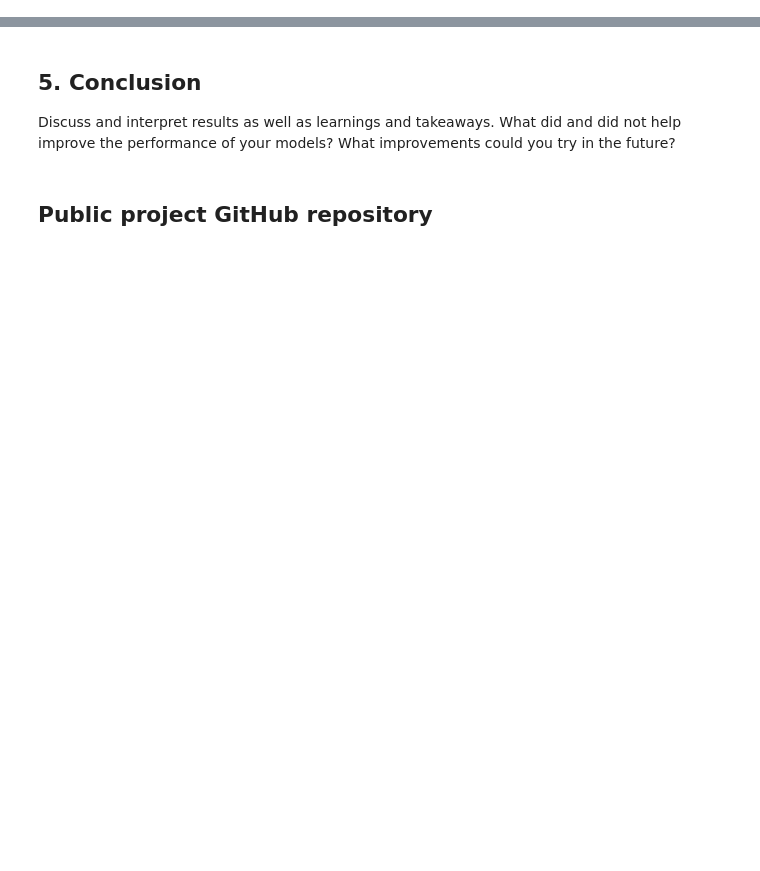
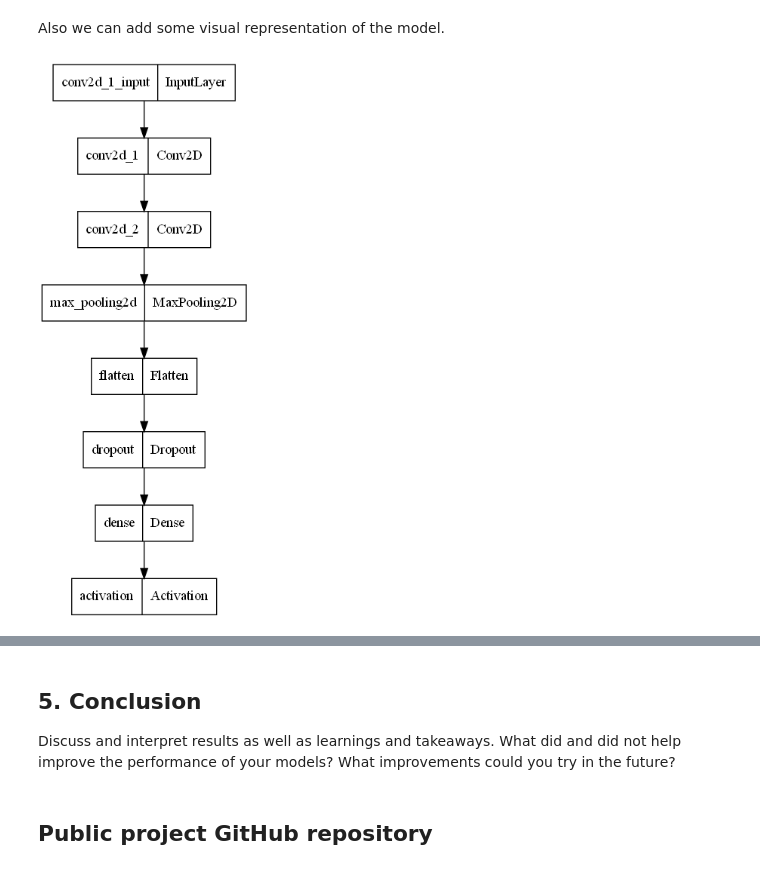
Before and after one commit to alezulu73/CNNWeek3Assignment, a Jupyter notebook: Histopathologic Cancer Detection.ipynb, the cells around one changed output, grey strips where cells are left out. Saved outputs shown, nothing was run; the diff lists cells and outputs as text; code cells hidden in the pictures; blank space fills up the shorter version.

```diff
--- a/Histopathologic Cancer Detection.ipynb
+++ b/Histopathologic Cancer Detection.ipynb
@@ -18,0 +168,6 @@ Describe your model architecture and reasoning for why you believe that specific
+# %%
+input_shape = (96,96,3)
+kernel_size = 3
+pool_size   = 2
+filters     = 64
+dropout     = 0.2
@@ -18,0 +176,11 @@ Describe your model architecture and reasoning for why you believe that specific
+# %%
+model = Sequential()
+model.add(Conv2D(filters=filters, kernel_size=kernel_size, activation="relu", input_shape=input_shape))
+model.add(Conv2D(filters=filters, kernel_size=kernel_size, activation="relu"))
+model.add(MaxPooling2D(pool_size))
+model.add(Flatten())
+# dropout addes as regularizer
+model.add(Dropout(dropout))
+#output layer is 10-dim one-hot vector
+model.add(Dense(1))
+model.add(Activation("sigmoid"))
@@ -18,0 +209,6 @@ Describe your model architecture and reasoning for why you believe that specific
+# %% [markdown]
+Also we can add some visual representation of the model.
+# %%
+plot_model(model)
+# %% [output]
+[figure, added]
```
Also changed, not shown: parts of 36 cells of this notebook, 4 other files.
